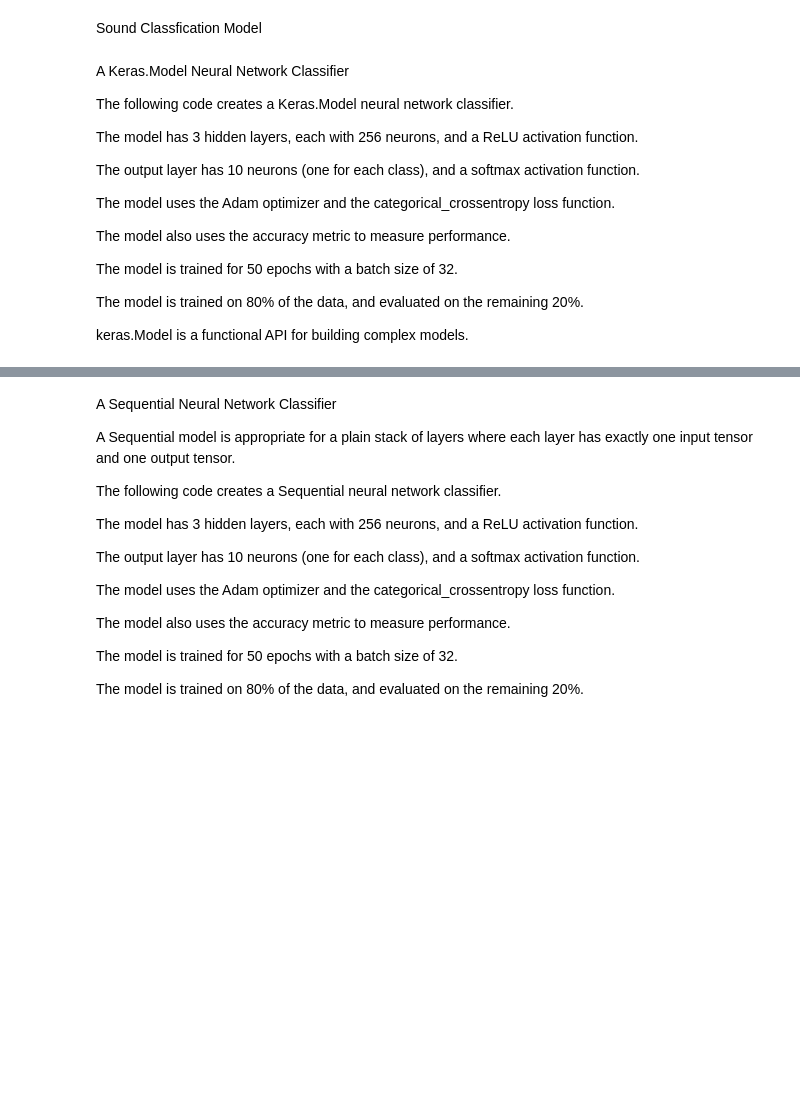
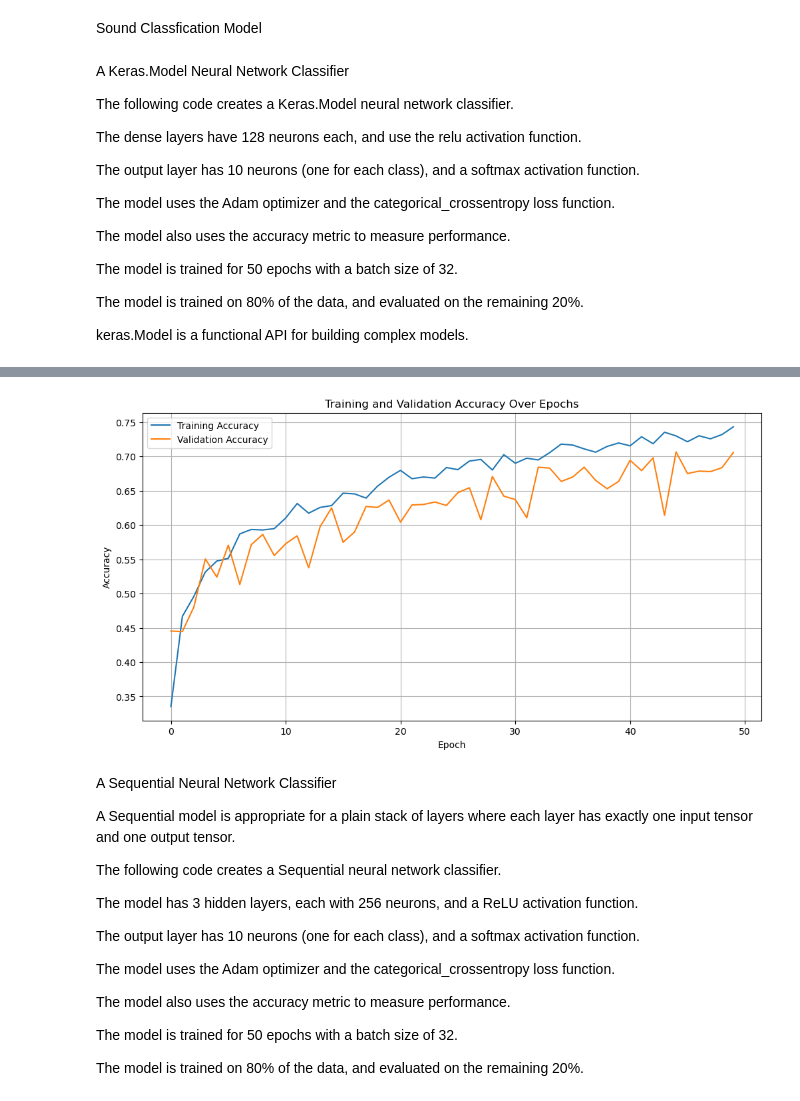
Before and after one commit to paulr28/MSc_DA_CA3, a Jupyter notebook: SoundFileExploration.ipynb, the cells around one changed output, grey strips where cells are left out. Saved outputs shown, nothing was run; the diff lists cells and outputs as text; code cells hidden in the pictures; blank space fills up the shorter version.

```diff
--- a/SoundFileExploration.ipynb
+++ b/SoundFileExploration.ipynb
@@ -321,7 +313,7 @@ A Keras.Model Neural Network Classifier
 
 The following code creates a Keras.Model neural network classifier.
 
-The model has 3 hidden layers, each with 256 neurons, and a ReLU activation function.
+The dense layers have 128 neurons each, and use the relu activation function.
 
 The output layer has 10 neurons (one for each class), and a softmax activation function.
 
@@ -373,5 +365,40 @@ model.compile(optimizer='adam',
 
 # Train the model
 history = model.fit(X_train, y_train, epochs=50, batch_size=32, validation_split=0.2, verbose=2)
+
+# Evaluate the model on the test set
+loss, accuracy = model.evaluate(X_test, y_test, verbose=0)
+print(f'Test loss: {loss:.4f}, Test accuracy: {accuracy:.4f}')
+
+# Generate predictions
+y_pred = model.predict(X_test)
+y_pred_classes = np.argmax(y_pred, axis=1)
+
+# Decode class labels
+y_test_labels = label_encoder.inverse_transform(y_test)
+y_pred_labels = label_encoder.inverse_transform(y_pred_classes)
+
+# Create a confusion matrix and classification report
+confusion = confusion_matrix(y_test_labels, y_pred_labels)
+classification_rep = classification_report(y_test_labels, y_pred_labels, target_names=label_encoder.classes_)
+
+# Save the model
+model.save('UrbanSound8K_model1.h5')
+
+print("Confusion Matrix:")
+print(confusion)
+print("\nClassification Report:")
+print(classification_rep)
+
+# Visualize training history
+plt.figure(figsize=(12, 6))
+plt.plot(history.history['accuracy'], label='Training Accuracy')
+plt.plot(history.history['val_accuracy'], label='Validation Accuracy')
+plt.xlabel('Epoch')
+plt.ylabel('Accuracy')
+plt.title('Training and Validation Accuracy Over Epochs')
+plt.legend()
+plt.grid()
+plt.show()
 # %% [output]
 Epoch 1/50
@@ -393,0 +421 @@ Epoch 50/50
+[figure, added]
```
Also changed, not shown: parts of 13 cells of this notebook, 1 other file.
